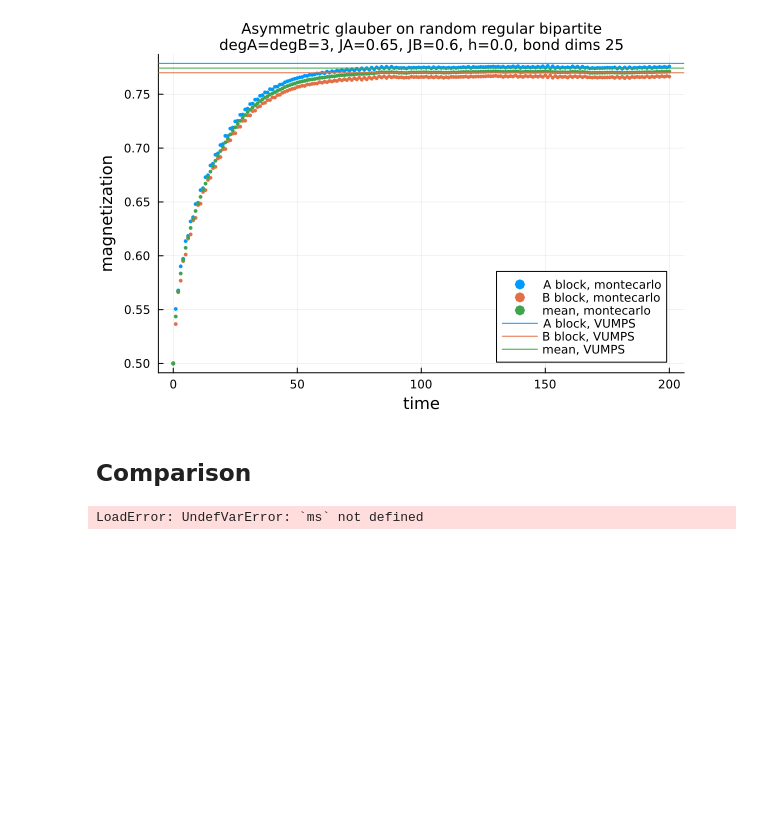
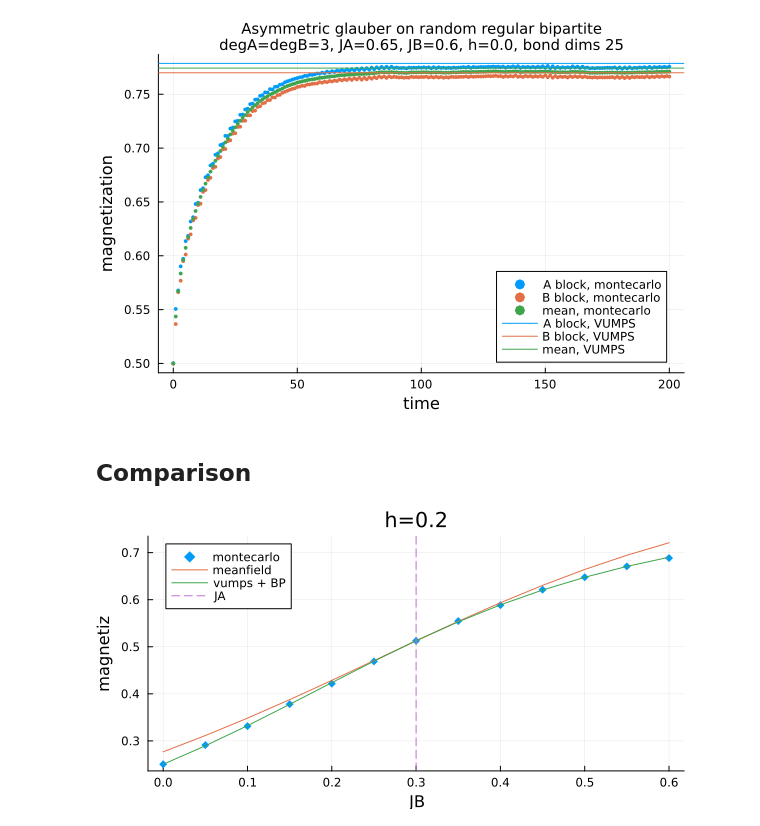
Before and after one commit to stecrotti/EternalDynamicCavity, a Jupyter notebook: experiments/bipartite/glauber_asymmetric_bipartite.ipynb, the cells around one changed output. Saved outputs shown, nothing was run; the diff lists cells and outputs as text; code cells hidden in the pictures; blank space fills up the shorter version.

```diff
--- a/experiments/bipartite/glauber_asymmetric_bipartite.ipynb
+++ b/experiments/bipartite/glauber_asymmetric_bipartite.ipynb
@@ -24,7 +25,7 @@ g = IndexedBiDiGraph(adjacency_matrix(gg));
 # %% [markdown]
 ## Montecarlo
 # %%
-T = 300
+T = 50
 w = map(vertices(g)) do i
     fill(HomogeneousGlauberFactor(i ≤ nA ? JA : JB, h, β), T+1)
 end
@@ -46,9 +46,0 @@ mean(m_mc[nA+1:end])[end], mean(m_mc[1:nA])[end], mean(m_mc)[end]
-# %%
-uA, uB = 2.0, 2.0
-bpu(u, J, k=3) = atanh(tanh(J)*tanh((k-1)*u))
-f_bp(u1, u2) = bpu(u2, JB), bpu(u1, JA)
-m_(u, k=3) = tanh(k*u)
-for _ in 1:201
-    uA, uB = f_bp(uA, uB)
-end
-m_(uA), m_(uB), 0.5 * (m_(uA) + m_(uB))
@@ -188,10 +201,10 @@ hline!(pl2, [mstat], c=theme_palette(:auto)[3], label="mean, VUMPS")
 # %% [markdown]
 ## Comparison
 # %%
-JA = 0.65
-JBs = 0.35:0.05:0.75
+JA = 0.3
+JBs = 0.0:0.05:0.6
 # JBs = 0.7:0.1:0.8
-h = 0.0;
+h = 0.2;
 # %%
 using Unzip
 # %%
@@ -216,9 +229,9 @@ end |> unzip;
 # %%
 ms_bpA, ms_bpB, ms_bp = map(JBs) do JB
     uA, uB = 2.0, 2.0
-    bpu(u, J, k=3) = atanh(tanh(J)*tanh((k-1)*u))
+    bpu(u, J, k=3) = atanh(tanh(J)*tanh((k-1)*u+h))
     f_bp(u1, u2) = bpu(u2, JB), bpu(u1, JA)
-    m(u, k=3) = tanh(k*u)
+    m(u, k=3) = tanh(k*u+h)
     for _ in 1:201
         uA, uB = f_bp(uA, uB)
     end
@@ -248,9 +261,10 @@ ms_vumpsA, ms_vumpsB, ms_vumps = map(JBs) do JB
     mAstat, mBstat, mstat
 end |> unzip;
 # %%
-plot(JBs, [m[end] for m in ms], label="montecarlo", ms=3, msc=:auto, m=:o, ylabel="magnetiz")
-plot!(JBs, ms_bp, label="meanfield", xlabel="JB", ms=3, msc=:auto, m=:o)
-plot!(JBs, ms_vumps, label="vumps + BP", xlabel="JB", ms=3, msc=:auto, m=:o)
-vline!([JA], ls=:dash, label="JA", size=(800,500))
+plot(JBs, [m[end] for m in ms], label="montecarlo", ms=4, msc=:auto, m=:diamond, ylabel="magnetiz",
+    st=:scatter)
+plot!(JBs, ms_bp, label="meanfield", xlabel="JB", ms=3, msc=:auto)
+plot!(JBs, ms_vumps, label="vumps + BP", xlabel="JB", ms=3, msc=:auto)
+vline!([JA], ls=:dash, label="JA", size=(600,300), title="h=$h")
 # %% [output]
-LoadError: UndefVarError: `ms` not defined
+[figure, added]
```
Also changed, not shown: parts of 14 cells of this notebook.
